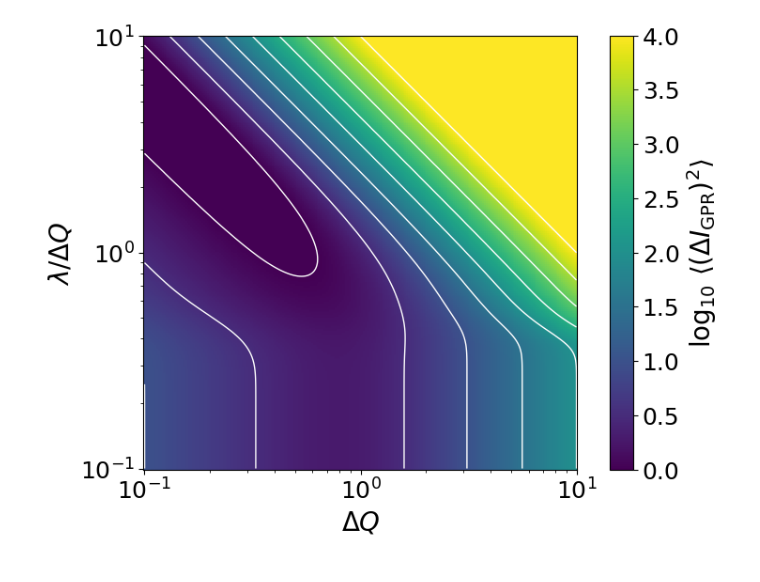
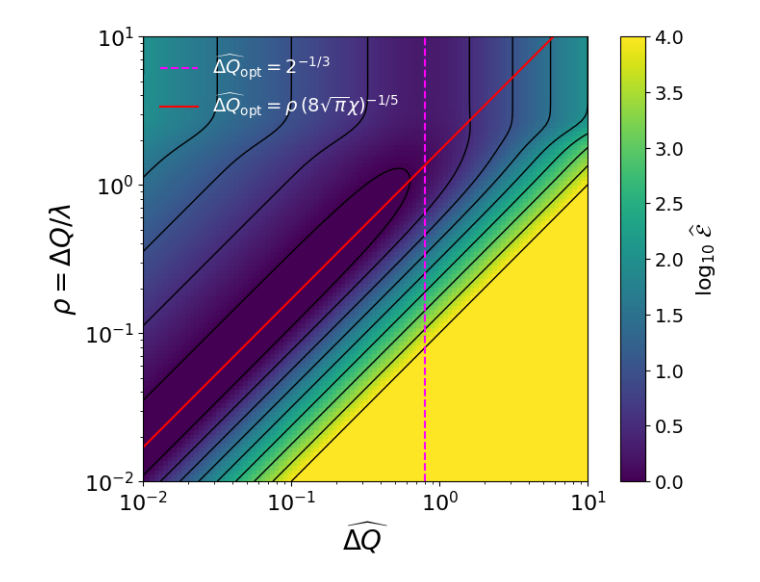
Before and after one commit to ch-tung/MLSR, a Jupyter notebook: binning/demo_error_scaling.ipynb, the cells around one changed output. Saved outputs shown, nothing was run; the diff lists cells and outputs as text; code cells hidden in the pictures.

Commit message:
demo the binning/counting error in reduced unit

```diff
--- a/binning/demo_error_scaling.ipynb
+++ b/binning/demo_error_scaling.ipynb
@@ -92,46 +93,80 @@ def mu2_of_rho(rho, dQ):
     # μ2(ρ) = ΔQ^2 * M2(ρ)
     return (dQ**2) * M2_of_rho(rho)
 # %%
-# Build grids
-dQ_vals = np.logspace(-1, 1, 241)
-rho_vals = np.logspace(-1, 1, 241)
+# ----------------------------
+# Parameters and grids
+# ----------------------------
+dQ_vals = np.logspace(-2, 1, 101)   # \widehat{\Delta Q}
+rho_vals = np.logspace(-2, 1, 101)  # \rho = \Delta Q / \lambda
 
-# Evaluate the function on the grid
+# Optional: specify chi for small-ρ asymptotic line (only used for overlay)
+chi = 1.0
+
+# ----------------------------
+# Evaluate reduced error surface \widehat{\mathcal{E}}(\widehat{\Delta Q}, \rho)
+# Eq. (\ref{eq:reduced-surface-no-rhostar})
+# ----------------------------
 Z = np.empty((rho_vals.size, dQ_vals.size), dtype=float)
 
 for i, rho in enumerate(rho_vals):
     G = G_of_rho(rho)
-    # Precompute M2 or mu2 factor depends on dQ
     for j, dQ in enumerate(dQ_vals):
-        mu2 = mu2_of_rho(rho, dQ)
-        val = G / dQ + dQ**2 + (mu2**2)
-        # Ensure strictly positive for log plotting
-        Z[i, j] = max(val, 1e-300)
+        mu2 = mu2_of_rho(rho, dQ)       # see note at the top
+        val = G / dQ + dQ**2 + (mu2**2) # \widehat{\mathcal{E}}
+        Z[i, j] = max(val, 1e-10)      # guard for log10
 
-# Create contour of log10(Z) with log-log axes
-X, Y = np.meshgrid(dQ_vals, 1/rho_vals)
+X, Y = np.meshgrid(dQ_vals, rho_vals)
 
-import matplotlib.gridspec as gridspec
+# ----------------------------
+# Asymptotic optimal lines \widehat{\Delta Q}_{opt}(\rho)
+# ----------------------------
+# Large-ρ (weak/no smoothing): \widehat{\Delta Q}_{opt} = 2^{-1/3}
+dQ_opt_large = 2.0 ** (-1.0/3.0)
 
+# Small-ρ (strong smoothing): \widehat{\Delta Q}_{opt} ~ ρ * (1/(8 sqrt(pi) χ))^{1/5}
+# Eq. (\ref{eq:opt-small-rho})
+pref_small = (1.0 / (8.0 * np.sqrt(np.pi) * chi)) ** (1.0/5.0)
+dQ_opt_small_curve = rho_vals * pref_small
+
+# ----------------------------
+# Plot
+# ----------------------------
 fig = plt.figure(figsize=(7, 6))
 gs = gridspec.GridSpec(1, 2, width_ratios=[20, 1], wspace=0.05)
 
 ax = fig.add_subplot(gs[0])
-CS = ax.contour(X, Y, np.log10(Z), levels=np.linspace(0, 4, 9), colors='w', linewidths=1)
-CSf = ax.pcolormesh(X, Y, np.log10(Z), vmax=4, vmin=0)
+CS = ax.contour(X, Y, np.log10(Z), levels=np.linspace(0, 4, 9), linewidths=1, colors='k')
+CSf = ax.pcolormesh(X, Y, np.log10(Z), vmax=4, vmin=0, shading='nearest')
+
 ax.set_xscale('log')
 ax.set_yscale('log')
-ax.set_xlabel(r'$\Delta Q$', fontsize=20)
-ax.set_ylabel(r'$\lambda/\Delta Q$', fontsize=20)
+ax.set_xlabel(r'$\widehat{\Delta Q}$', fontsize=20)
+ax.set_ylabel(r'$\rho=\Delta Q/\lambda$', fontsize=20)
 ax.set_aspect('equal', adjustable='box')
-ax.tick_params(axis='both', which='major', labelsize=18)
+ax.tick_params(axis='both', which='major', labelsize=16)
 
+# Overlay asymptotic lines (no explicit colors set)
+# Large-ρ vertical line
+ax.axvline(dQ_opt_large, linestyle='--', linewidth=1.5, label=r'$\widehat{\Delta Q}_{\mathrm{opt}}=2^{-1/3}$', color="#FF00FF")
+# Small-ρ curve
+ax.plot(dQ_opt_small_curve, rho_vals, linestyle='-', linewidth=1.5,
+        label=r'$\widehat{\Delta Q}_{\mathrm{opt}}=\rho\,(8\sqrt{\pi}\chi)^{-1/5}$', color='r')
+
+ax.legend(fontsize=14, frameon=False, labelcolor='w')
+
+ax.set_xlim(dQ_vals[0], dQ_vals[-1])
+ax.set_ylim(rho_vals[0], rho_vals[-1])
+
+# Colorbar
 cax = fig.add_subplot(gs[1])
 cbar = plt.colorbar(CSf, cax=cax)
-cbar.set_label(r'$\log_{10}\,\langle(\Delta I_{\mathrm{GPR}})^2\rangle$', fontsize=20)
-cbar.ax.tick_params(labelsize=18)
+cbar.set_label(r'$\log_{10}\,\widehat{\mathcal{E}}\,$', fontsize=16)
+cbar.ax.tick_params(labelsize=14)
+
+# Optional title (kept concise and aligned to manuscript labels)
+# ax.set_title(r'Reduced error $\widehat{\mathcal{E}}(\widehat{\Delta Q},\rho)$', fontsize=14)
 
 plt.tight_layout()
 plt.show()
 # %% [output]
-[figure, old version]
+[figure, new version]
```
Also changed, not shown: parts of 3 cells of this notebook.
